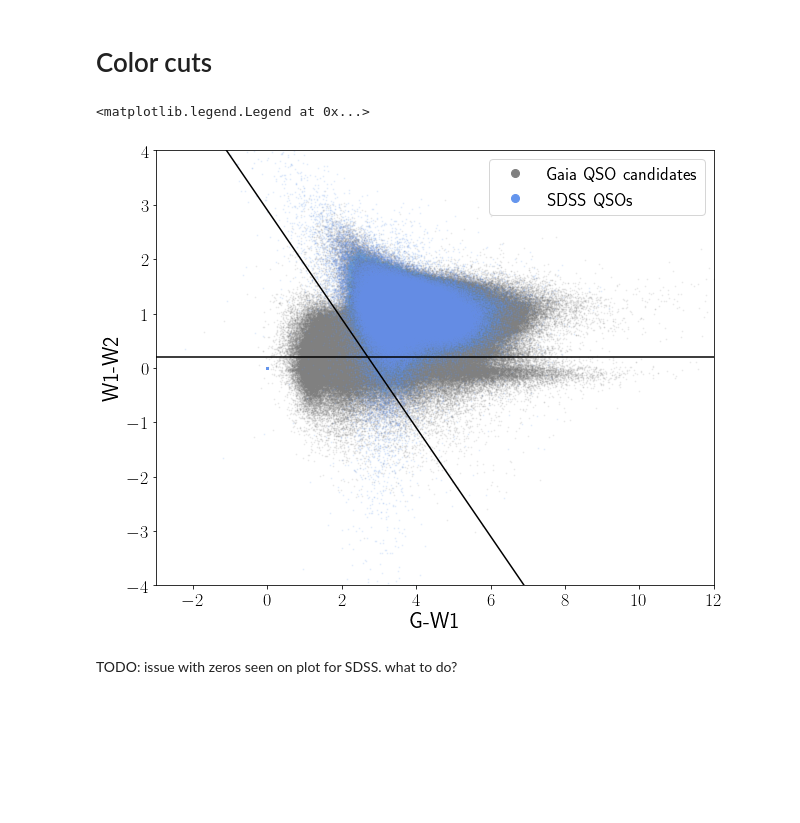
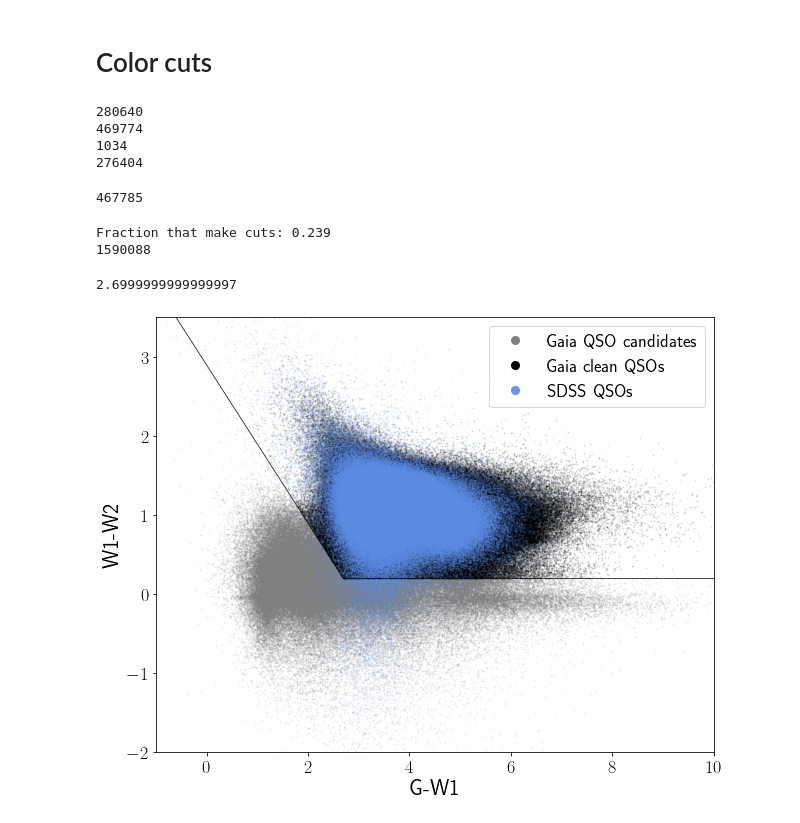
Before and after one commit to kstoreyf/gaia-quasars-lss, a Jupyter notebook: notebooks/2022-12-13_catalog_paper_figures.ipynb, the cells around one changed output. Cells and saved outputs as stored; diff of their text form; code cells hidden in the pictures; blank space fills up the shorter version.

Commit message:
update notebooks incl paper draft figures

```diff
--- a/notebooks/2022-12-13_catalog_paper_figures.ipynb
+++ b/notebooks/2022-12-13_catalog_paper_figures.ipynb
@@ -64,0 +78,4 @@ np.min(map_ndens)
+# %%
+fn_gaia_purer = '/scratch/ksf293/gaia-quasars-lss/data/gaia_purer.fits'
+tab_gaia_purer_full = utils.load_table(fn_gaia_purer)
+print(len(tab_gaia_purer_full))
@@ -105,33 +167,76 @@ tab_sdss_full = Table.read(fn_sdss_full, format='fits')
 g_sdss = tab_sdss_full['GAIA_G_MAG']
 w1_sdss = tab_sdss_full['W1_MAG']
 w2_sdss = tab_sdss_full['W2_MAG']
+# %%
+idx_nog = np.abs(1+g_sdss)<1e-6
+idx_nowise = (np.abs(1+w1_sdss)<1e-6) | (np.abs(1+w2_sdss)<1e-6)
+print(np.sum(idx_nog))
+print(np.sum(~idx_nog))
+print(np.sum(idx_nowise))
+
+print(np.sum(~idx_nog & (g_sdss<20.4)))
+# %% [output]
+280640
+469774
+1034
+276404
+# %%
+idx_hasphot = ~idx_nog & ~idx_nowise
+print(np.sum(idx_hasphot))
+# %% [output]
+467785
+# %%
+color_cuts = [cut_0, cut_1]
+idx_clean_gaia = utils.gw1_w1w2_cuts_index(tab_gaia_all, color_cuts)
+print(np.sum(idx_clean_gaia))
+# %% [output]
+Fraction that make cuts: 0.239
+1590088
 # %%
 plt.figure(figsize=(10,8))
 
-colors = ['grey', 'cornflowerblue']
-labels = ['Gaia QSO candidates', 'SDSS QSOs']
-plt.scatter(tab_gaia['g_w1'], tab_gaia['w1_w2'], color=colors[0], s=1, alpha=0.1, label=labels[0])
-plt.scatter(g_sdss-w1_sdss, w1_sdss-w2_sdss, color=colors[1], s=1, alpha=0.1, label=labels[1])
+colors = ['grey', 'black', 'cornflowerblue']
+labels = ['Gaia QSO candidates', 'Gaia clean QSOs', 'SDSS QSOs']
+plt.scatter(tab_gaia_all['g_w1'][~idx_clean_gaia], tab_gaia_all['w1_w2'][~idx_clean_gaia],
+            color=colors[0], s=1, alpha=0.1, label=labels[0])
+plt.scatter(tab_gaia_all['g_w1'][idx_clean_gaia], tab_gaia_all['w1_w2'][idx_clean_gaia],
+            color=colors[1], s=1, alpha=0.1, label=labels[1])
+plt.scatter((g_sdss-w1_sdss)[idx_hasphot], (w1_sdss-w2_sdss)[idx_hasphot],
+            color=colors[2], s=1, alpha=0.1, label=labels[2])
 
 #for i in range(len(tables)):
     #g_w1, w1_w2, g, w1, w2 = get_gaia_wise_colors(tables[i], key_mode=None)
     #plt.scatter(g_w1, w1_w2, s=1, alpha=0.1, color=colors[i], label=labels[i], zorder=zorders[i])
 
+# plot cuts
 ax = plt.gca()
-plot_cut(ax, cut_0)
-plot_cut(ax, cut_1)
 
-plt.xlim(-3, 12)
-plt.ylim(-4,4)
+#y_eq = (cut_0[2]*cut_1[0] - cut_1[2]*cut_0[0])/(cut_0[1]*cut_1[0] - cut_1[1]*cut_0[0])
+x_eq = (cut_0[2]*cut_1[1] - cut_1[2]*cut_0[1])/(cut_0[0]*cut_1[1] - cut_1[0]*cut_0[1])
+print(x_eq)
+
+xlim = (-1,10)
+ylim = (-2, 3.5)
+plt.xlim(xlim)
+plt.ylim(ylim)
+
+plot_cut(ax, cut_0, x_eq=x_eq, only_plot='above')
+plot_cut(ax, cut_1, x_eq=x_eq, only_plot='below')
+
+plt.xlim(xlim)
+plt.ylim(ylim)
+
 plt.xlabel('G-W1')
 plt.ylabel('W1-W2')
 
 legend_elements_markers = [Line2D([0], [0], marker='o', color=colors[i], label=labels[i],
                           markersize=8, ls='None') for i in range(len(colors))]
 
 plt.legend(handles=legend_elements_markers, loc='upper right')
+
+fn = f'{plot_dir}/color_color.png'
+if save:
+    plt.savefig(fn, bbox_inches='tight')
 # %% [output]
-<matplotlib.legend.Legend at 0x...>
+2.6999999999999997
-[figure, old version]
+[figure, new version]
-# %% [markdown]
-TODO: issue with zeros seen on plot for SDSS. what to do?
```
Also changed, not shown: parts of 69 cells of this notebook, 4 other files.
